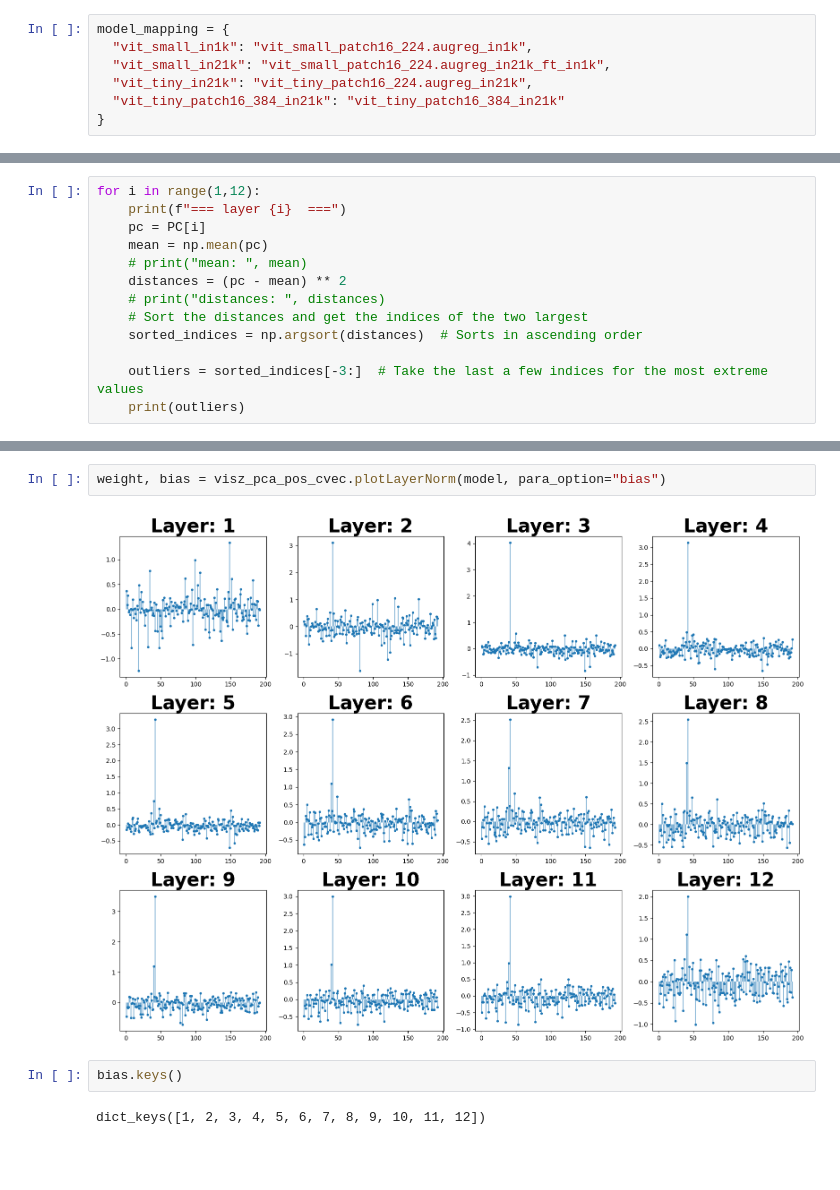
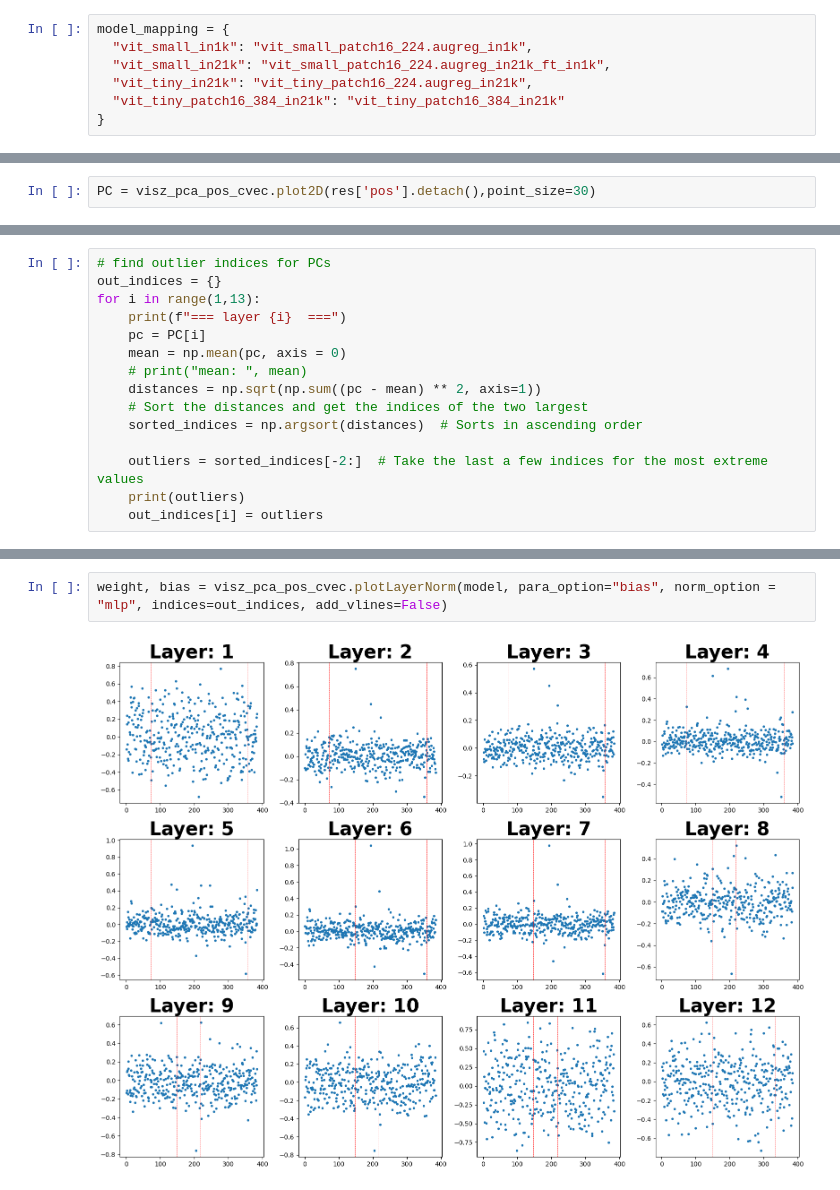
Before and after one commit to OliverXUZY/FM_weights, a Jupyter notebook: notebook/layerNorm.ipynb, the cells around one changed output, grey strips where cells are left out. Drawn from its saved outputs; the diff is of its cells as text; blank space fills up the shorter version.

Commit message:
LN vs POS outliers

```diff
--- a/notebook/layerNorm.ipynb
+++ b/notebook/layerNorm.ipynb
@@ -49,0 +47,2 @@ PC = visz_pca_pos_cvec.plot1D(res['pos'].detach())
+# %%
+PC = visz_pca_pos_cvec.plot2D(res['pos'].detach(),point_size=30)
@@ -50,15 +75,17 @@ PC = visz_pca_pos_cvec.plot1D(res['pos'].detach())
 # %%
-for i in range(1,12):
+# find outlier indices for PCs
+out_indices = {}
+for i in range(1,13):
     print(f"=== layer {i}  ===")
     pc = PC[i]
-    mean = np.mean(pc)
+    mean = np.mean(pc, axis = 0)
     # print("mean: ", mean)
-    distances = (pc - mean) ** 2
-    # print("distances: ", distances)
+    distances = np.sqrt(np.sum((pc - mean) ** 2, axis=1))
     # Sort the distances and get the indices of the two largest
     sorted_indices = np.argsort(distances)  # Sorts in ascending order
 
-    outliers = sorted_indices[-3:]  # Take the last a few indices for the most extreme values
+    outliers = sorted_indices[-2:]  # Take the last a few indices for the most extreme values
     print(outliers)
+    out_indices[i] = outliers
 # %% [output]
 === layer 1  ===
@@ -135,8 +117,4 @@ torch.Size([192])
 # %%
-weight, bias = visz_pca_pos_cvec.plotLayerNorm(model, para_option="bias")
+weight, bias = visz_pca_pos_cvec.plotLayerNorm(model, para_option="bias", norm_option = "mlp", indices=out_indices, add_vlines=False)
 # %% [output]
-[figure, old version]
+[figure, new version]
-# %%
-bias.keys()
-# %% [output]
-dict_keys([1, 2, 3, 4, 5, 6, 7, 8, 9, 10, 11, 12])
```
Also changed, not shown: parts of 23 cells of this notebook, 2 other files.
